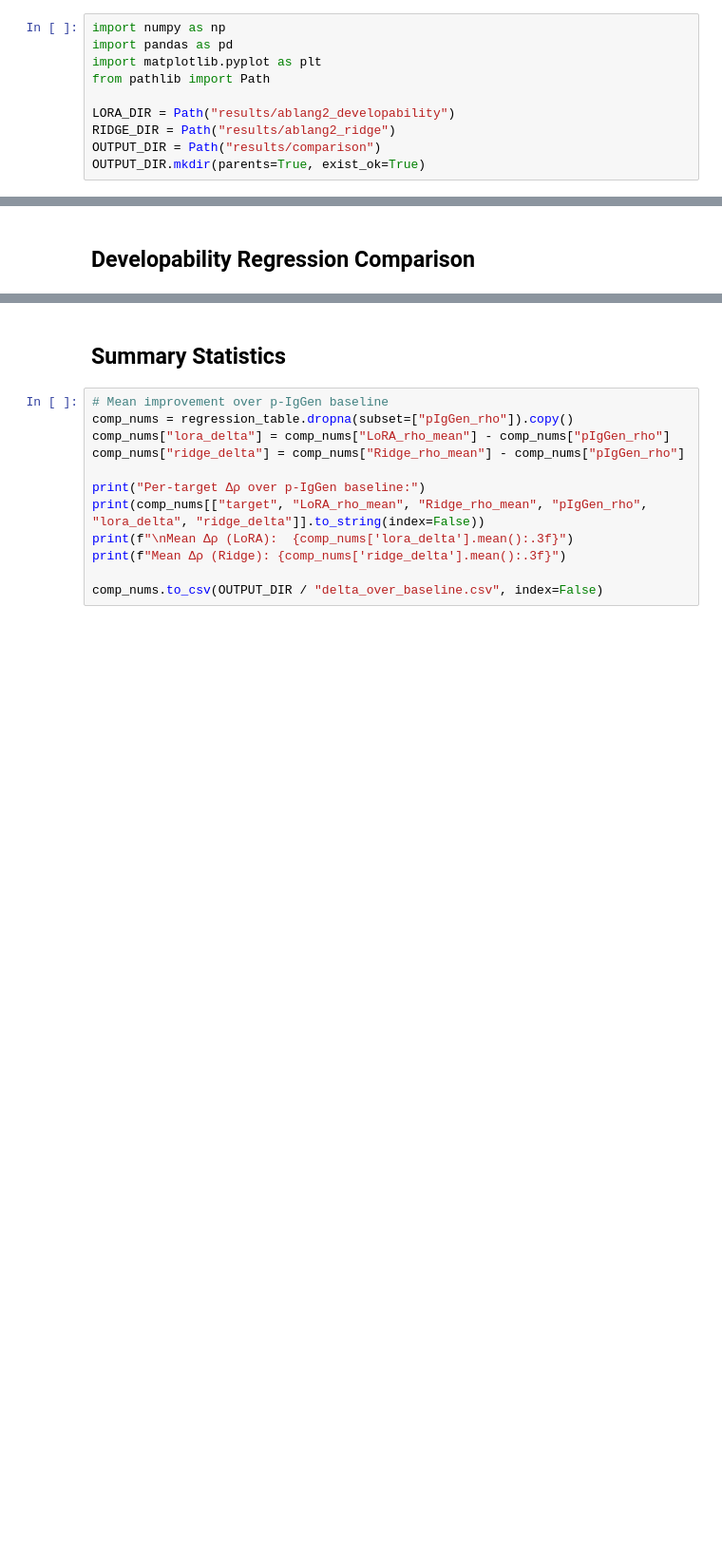
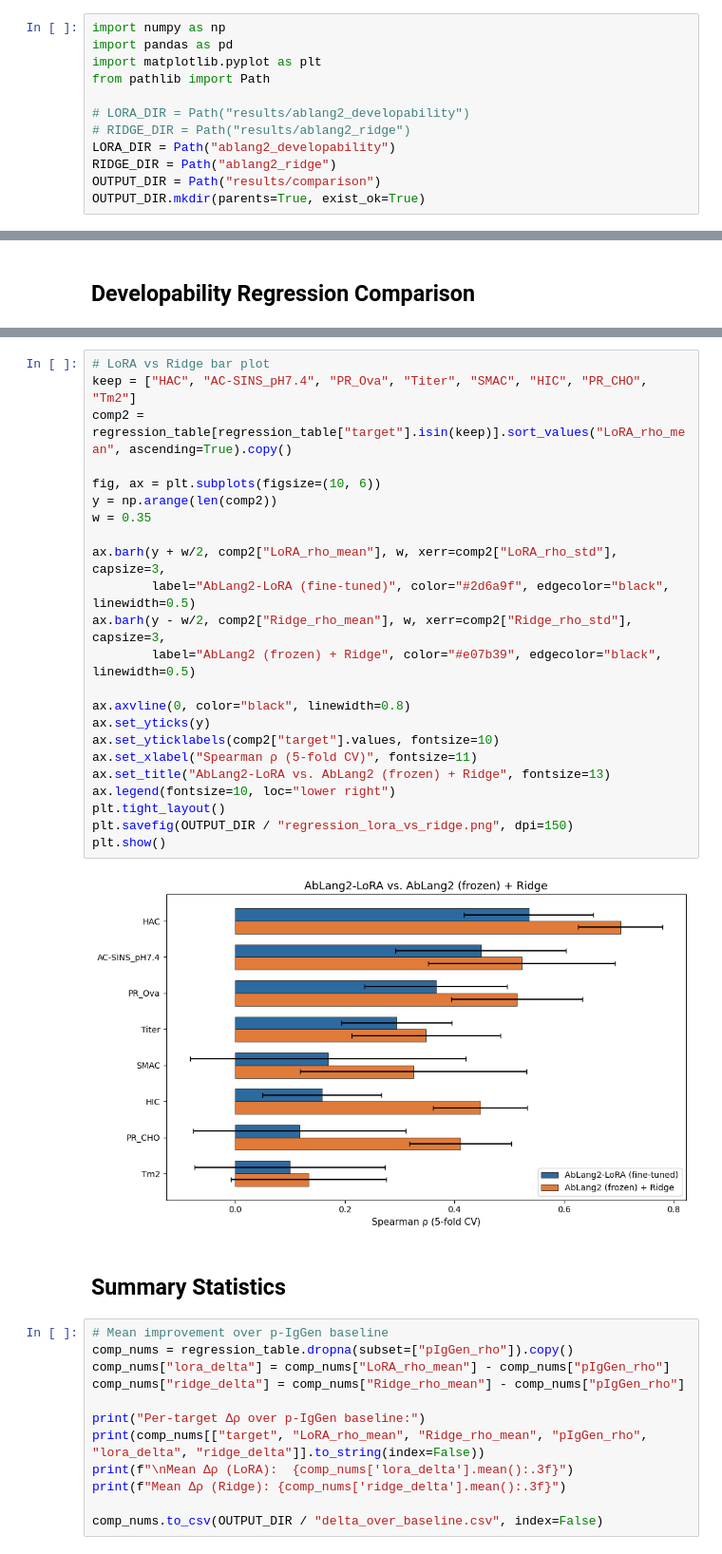
Before and after one commit to SidhantPuntambekar/BMI702_Final_Project, a Jupyter notebook: developability_model/results_comparison.ipynb, the cells around one changed output, grey strips where cells are left out. Shown at 95% size. Cells and saved outputs as stored; diff of their text form; blank space fills up the shorter version.

Commit message:
Updates to post hoc analysis for developability

```diff
--- a/developability_model/results_comparison.ipynb
+++ b/developability_model/results_comparison.ipynb
@@ -8,8 +8,10 @@ import pandas as pd
 import matplotlib.pyplot as plt
 from pathlib import Path
 
-LORA_DIR = Path("results/ablang2_developability")
-RIDGE_DIR = Path("results/ablang2_ridge")
+# LORA_DIR = Path("results/ablang2_developability")
+# RIDGE_DIR = Path("results/ablang2_ridge")
+LORA_DIR = Path("ablang2_developability")
+RIDGE_DIR = Path("ablang2_ridge")
 OUTPUT_DIR = Path("results/comparison")
 OUTPUT_DIR.mkdir(parents=True, exist_ok=True)
 # %% [markdown]
@@ -117,3 +144,28 @@ plt.show()
+# %%
+# LoRA vs Ridge bar plot
+keep = ["HAC", "AC-SINS_pH7.4", "PR_Ova", "Titer", "SMAC", "HIC", "PR_CHO", "Tm2"]
+comp2 = regression_table[regression_table["target"].isin(keep)].sort_values("LoRA_rho_mean", ascending=True).copy()
+
+fig, ax = plt.subplots(figsize=(10, 6))
+y = np.arange(len(comp2))
+w = 0.35
+
+ax.barh(y + w/2, comp2["LoRA_rho_mean"], w, xerr=comp2["LoRA_rho_std"], capsize=3,
+        label="AbLang2-LoRA (fine-tuned)", color="#2d6a9f", edgecolor="black", linewidth=0.5)
+ax.barh(y - w/2, comp2["Ridge_rho_mean"], w, xerr=comp2["Ridge_rho_std"], capsize=3,
+        label="AbLang2 (frozen) + Ridge", color="#e07b39", edgecolor="black", linewidth=0.5)
+
+ax.axvline(0, color="black", linewidth=0.8)
+ax.set_yticks(y)
+ax.set_yticklabels(comp2["target"].values, fontsize=10)
+ax.set_xlabel("Spearman ρ (5-fold CV)", fontsize=11)
+ax.set_title("AbLang2-LoRA vs. AbLang2 (frozen) + Ridge", fontsize=13)
+ax.legend(fontsize=10, loc="lower right")
+plt.tight_layout()
+plt.savefig(OUTPUT_DIR / "regression_lora_vs_ridge.png", dpi=150)
+plt.show()
+# %% [output]
+[figure, added]
 # %% [markdown]
 ## Summary Statistics
 # %%
```
Also changed, not shown: parts of 5 cells of this notebook, 13 other files.
